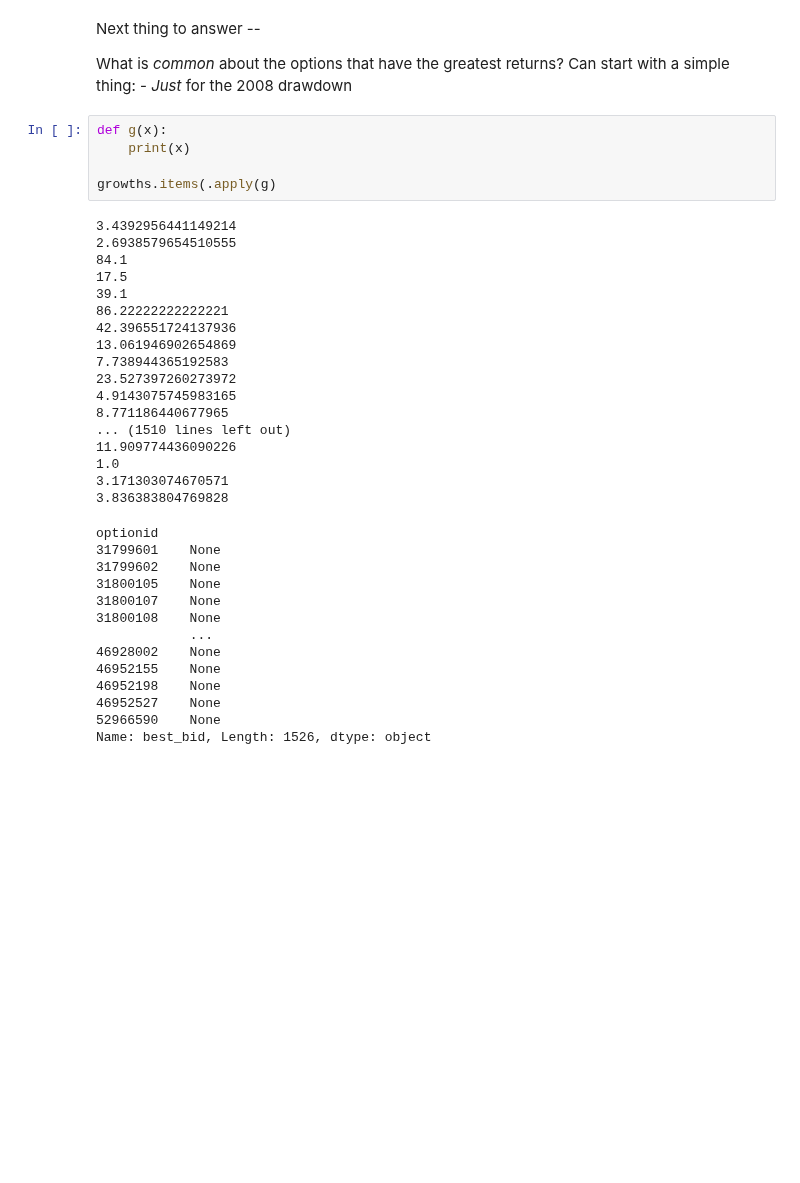
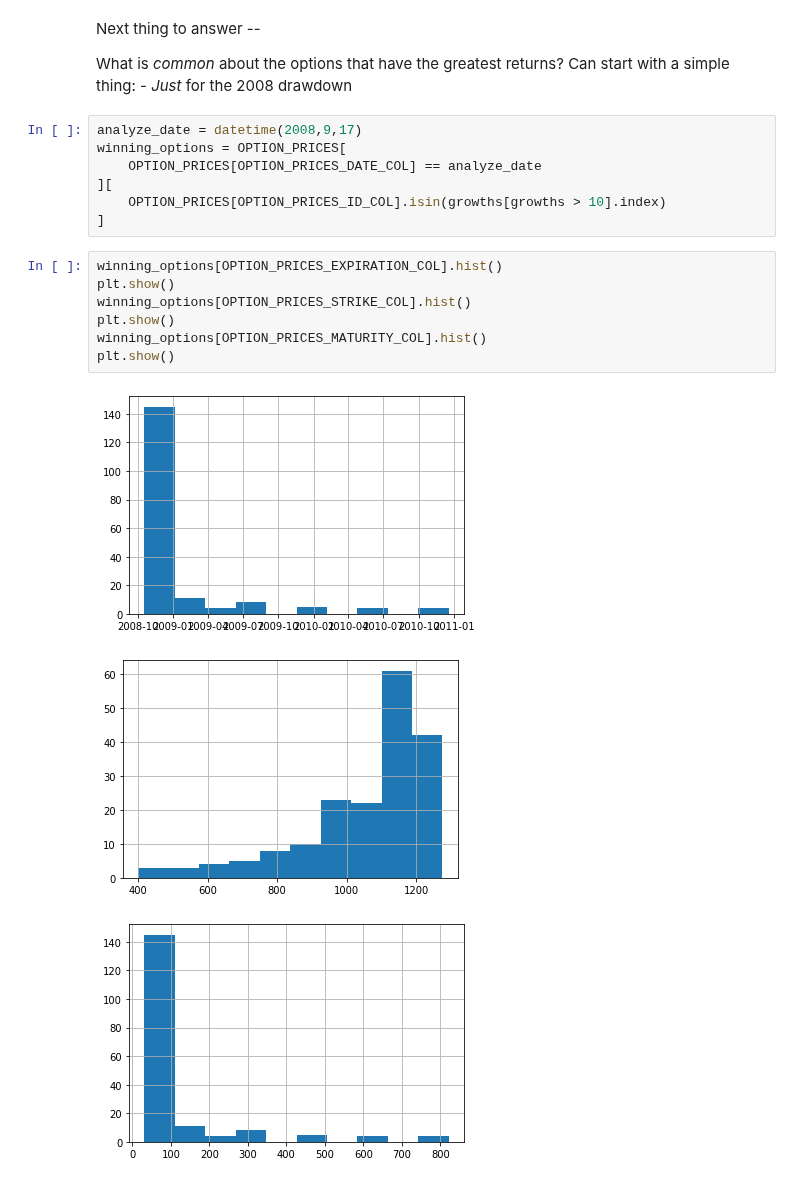
Before and after one commit to stopachka/gamma, a Jupyter notebook: 01_puts_strategy.ipynb, the cells around one changed output. Cells and saved outputs as stored; diff of their text form; blank space fills up the shorter version.

```diff
--- a/01_puts_strategy.ipynb
+++ b/01_puts_strategy.ipynb
@@ -296,39 +298,21 @@ Next thing to answer --
 What is _common_ about the options that have the greatest returns?
 Can start with a simple thing:
     - _Just_ for the 2008 drawdown
-# %%
-def g(x):
-    print(x)
-
-growths.items(.apply(g)
-# %% [output]
-3.4392956441149214
-2.6938579654510555
-84.1
-17.5
-39.1
-86.22222222222221
-42.396551724137936
-13.061946902654869
-7.738944365192583
-23.527397260273972
-4.9143075745983165
-8.771186440677965
-... (1510 lines left out)
-11.909774436090226
-1.0
-3.171303074670571
-3.836383804769828
-optionid
-31799601    None
-31799602    None
-31800105    None
-31800107    None
-31800108    None
-            ...
-46928002    None
-46952155    None
-46952198    None
-46952527    None
-52966590    None
-Name: best_bid, Length: 1526, dtype: object
+# %%
+analyze_date = datetime(2008,9,17)
+winning_options = OPTION_PRICES[
+    OPTION_PRICES[OPTION_PRICES_DATE_COL] == analyze_date
+][
+    OPTION_PRICES[OPTION_PRICES_ID_COL].isin(growths[growths > 10].index)
+]
+# %%
+winning_options[OPTION_PRICES_EXPIRATION_COL].hist()
+plt.show()
+winning_options[OPTION_PRICES_STRIKE_COL].hist()
+plt.show()
+winning_options[OPTION_PRICES_MATURITY_COL].hist()
+plt.show()
+# %% [output]
+[figure, added]
+[figure, added]
+[figure, added]
```
Also changed, not shown: parts of 3 cells of this notebook.
